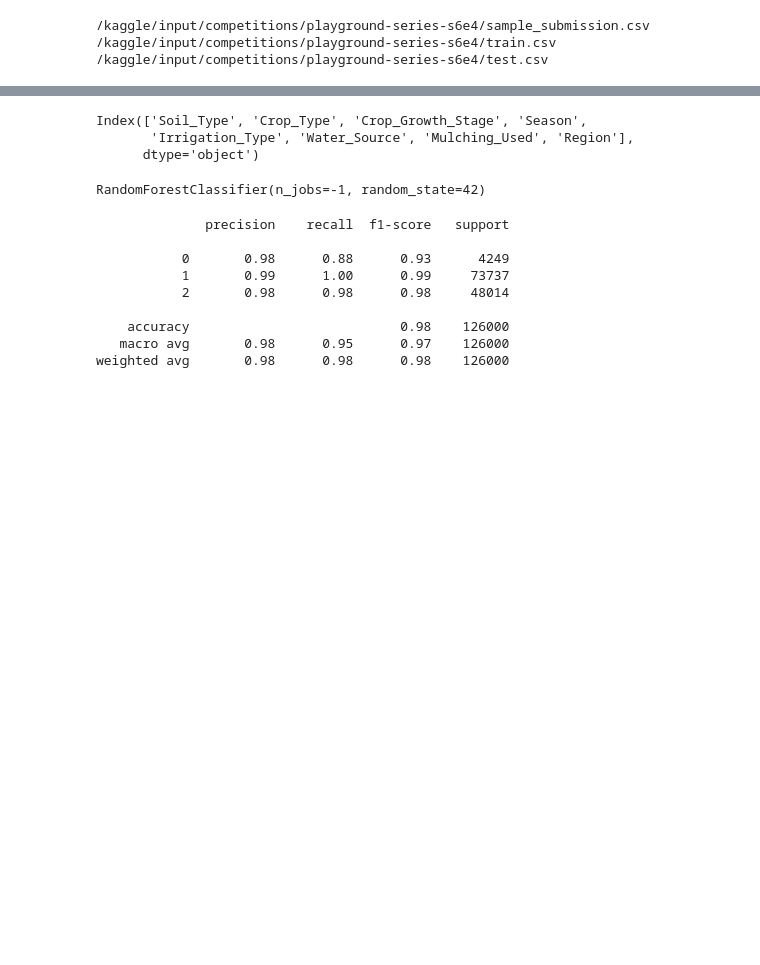
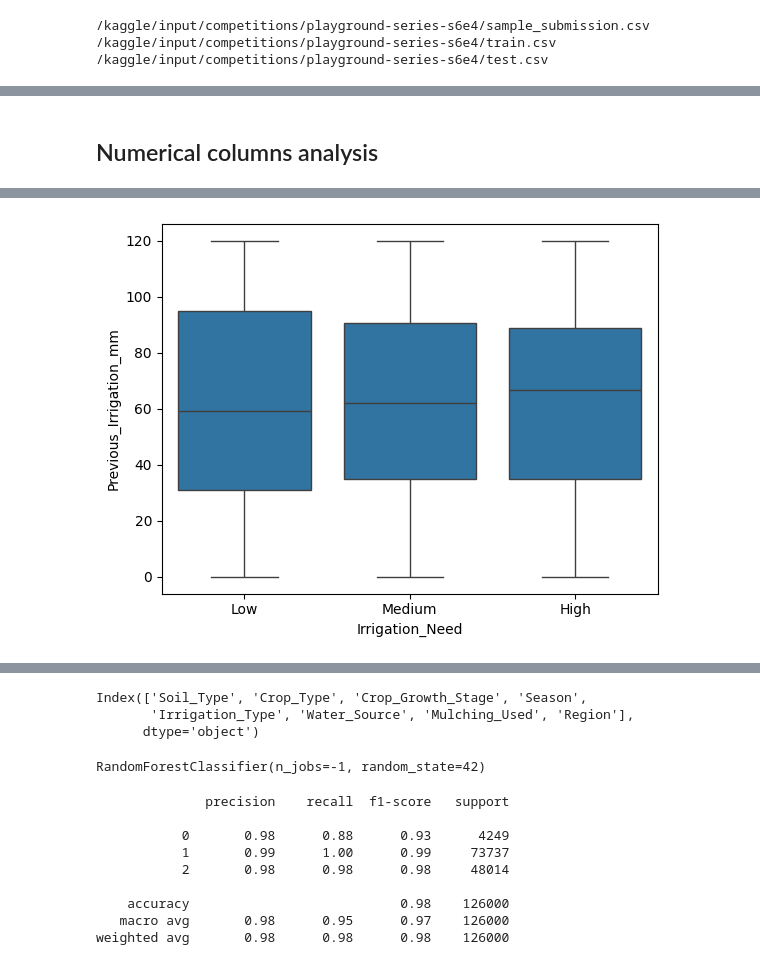
Before and after one commit to gprashant-src/Predicting-Irrigation-Need, a Jupyter notebook: version_1.ipynb, the cells around one changed output, grey strips where cells are left out. Saved outputs shown, nothing was run; the diff lists cells and outputs as text; code cells hidden in the pictures; blank space fills up the shorter version.

Commit message:
Kaggle Notebook | Restart ML | version_v1 (Numerical Column Analysis

```diff
--- a/version_1.ipynb
+++ b/version_1.ipynb
@@ -56 +102,3 @@ memory usage: 100.9+ MB
+# %% [markdown]
+## Numerical columns analysis
 # %%
@@ -65,3 +113,8 @@ train.describe()
 | 50% | 314999.500000 | 6.440000 | 37.750000 | 0.910000 | 1.740000 | 26.960000 | 61.650000 | ... |
 | 75% | 472499.250000 | 7.270000 | 51.270000 | 1.220000 | 2.580000 | 34.540000 | 79.120000 | ... |
 | max | 629999.000000 | 8.200000 | 64.990000 | 1.600000 | 3.500000 | 42.000000 | 94.990000 | ... |
+# %%
+sns.boxplot(x=train["Irrigation_Need"], y=train["Previous_Irrigation_mm"])
+plt.show()
+# %% [output]
+[figure, added]
```
Also changed, not shown: parts of 12 cells of this notebook.
